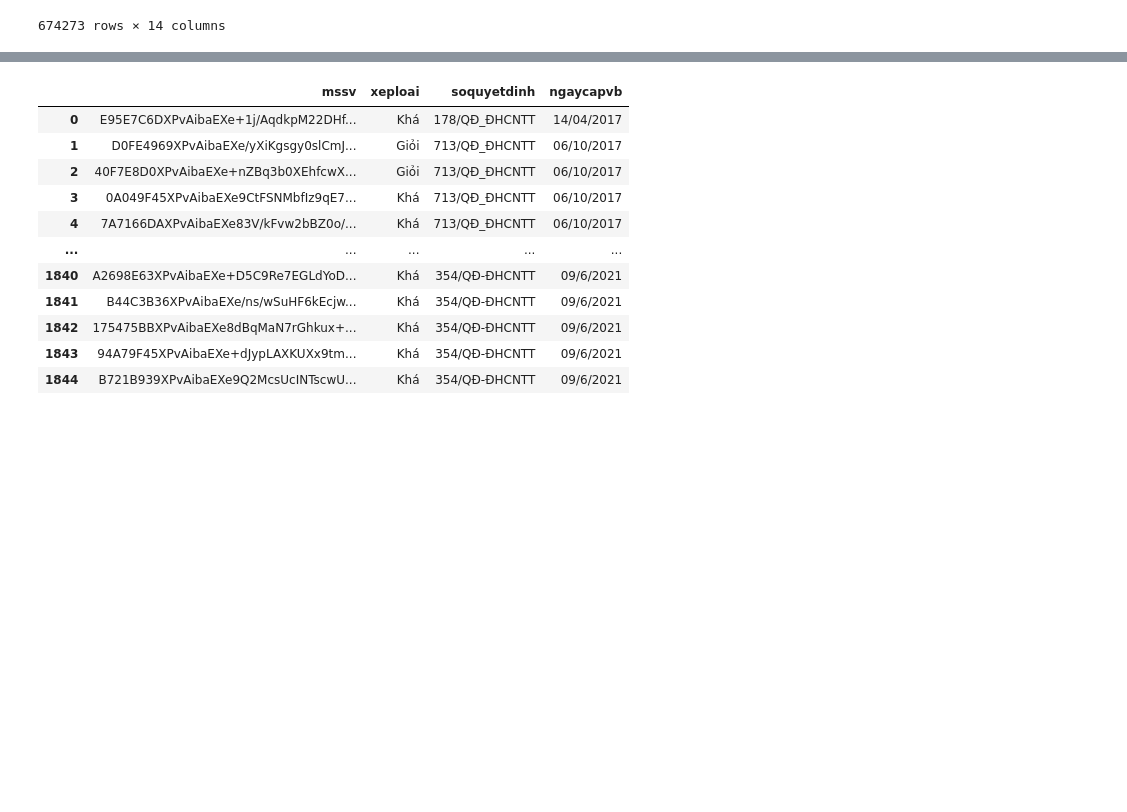
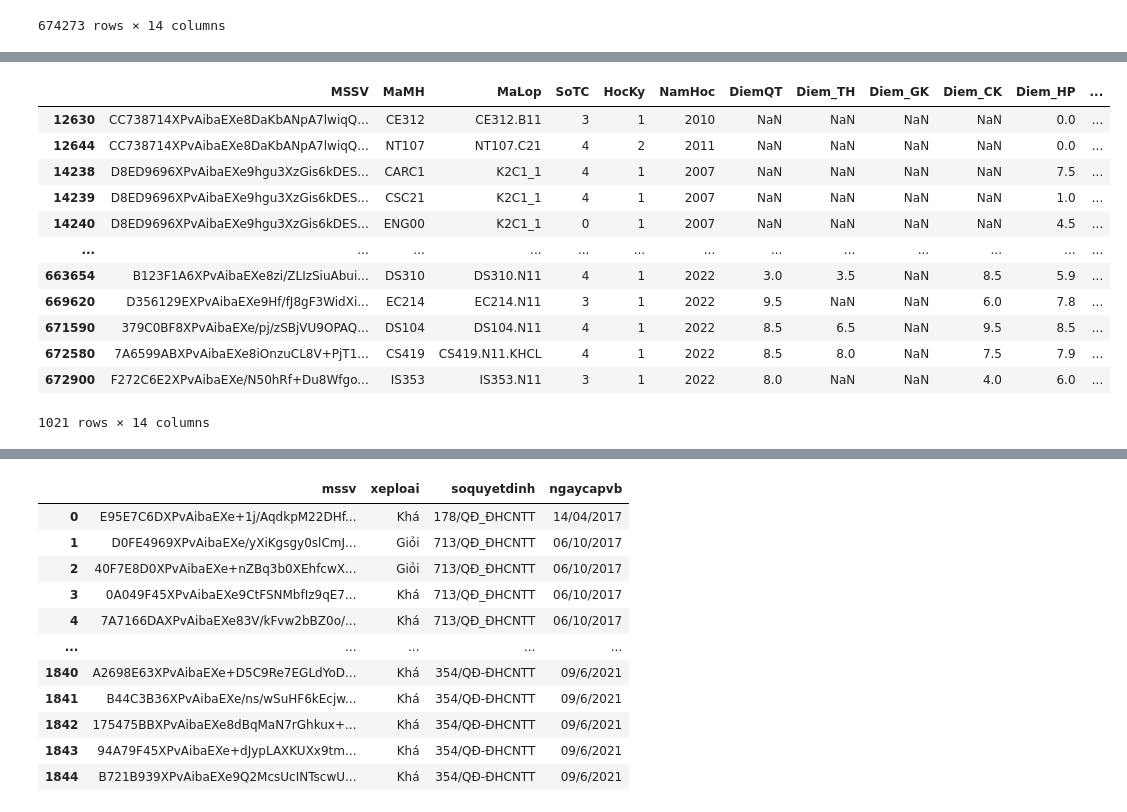
Before and after one commit to Long3309/Final-Project, a Jupyter notebook: BTTH1.ipynb, the cells around one changed output, grey strips where cells are left out. Saved outputs shown, nothing was run; the diff lists cells and outputs as text; code cells hidden in the pictures; blank space fills up the shorter version.

```diff
--- a/BTTH1.ipynb
+++ b/BTTH1.ipynb
@@ -609,0 +651,16 @@ diemthi
+# %%
+diemthi.loc[diemthi["TrangThai"] == 0]
+# %% [output]
+|  | MSSV | MaMH | MaLop | SoTC | HocKy | NamHoc | DiemQT | Diem_TH | Diem_GK | Diem_CK | Diem_HP | ... |
+| 12630 | CC738714XPvAibaEXe8DaKbANpA7lwiqQ... | CE312 | CE312.B11 | 3 | 1 | 2010 | NaN | NaN | NaN | NaN | 0.0 | ... |
+| 12644 | CC738714XPvAibaEXe8DaKbANpA7lwiqQ... | NT107 | NT107.C21 | 4 | 2 | 2011 | NaN | NaN | NaN | NaN | 0.0 | ... |
+| 14238 | D8ED9696XPvAibaEXe9hgu3XzGis6kDES... | CARC1 | K2C1_1 | 4 | 1 | 2007 | NaN | NaN | NaN | NaN | 7.5 | ... |
+| 14239 | D8ED9696XPvAibaEXe9hgu3XzGis6kDES... | CSC21 | K2C1_1 | 4 | 1 | 2007 | NaN | NaN | NaN | NaN | 1.0 | ... |
+| 14240 | D8ED9696XPvAibaEXe9hgu3XzGis6kDES... | ENG00 | K2C1_1 | 0 | 1 | 2007 | NaN | NaN | NaN | NaN | 4.5 | ... |
+| ... | ... | ... | ... | ... | ... | ... | ... | ... | ... | ... | ... | ... |
+| 663654 | B123F1A6XPvAibaEXe8zi/ZLIzSiuAbui... | DS310 | DS310.N11 | 4 | 1 | 2022 | 3.0 | 3.5 | NaN | 8.5 | 5.9 | ... |
+| 669620 | D356129EXPvAibaEXe9Hf/fJ8gF3WidXi... | EC214 | EC214.N11 | 3 | 1 | 2022 | 9.5 | NaN | NaN | 6.0 | 7.8 | ... |
+| 671590 | 379C0BF8XPvAibaEXe/pj/zSBjVU9OPAQ... | DS104 | DS104.N11 | 4 | 1 | 2022 | 8.5 | 6.5 | NaN | 9.5 | 8.5 | ... |
+| 672580 | 7A6599ABXPvAibaEXe8iOnzuCL8V+PjT1... | CS419 | CS419.N11.KHCL | 4 | 1 | 2022 | 8.5 | 8.0 | NaN | 7.5 | 7.9 | ... |
+| 672900 | F272C6E2XPvAibaEXe/N50hRf+Du8Wfgo... | IS353 | IS353.N11 | 3 | 1 | 2022 | 8.0 | NaN | NaN | 4.0 | 6.0 | ... |
+1021 rows × 14 columns
```
Also changed, not shown: parts of 12 cells of this notebook, 3 other files.
